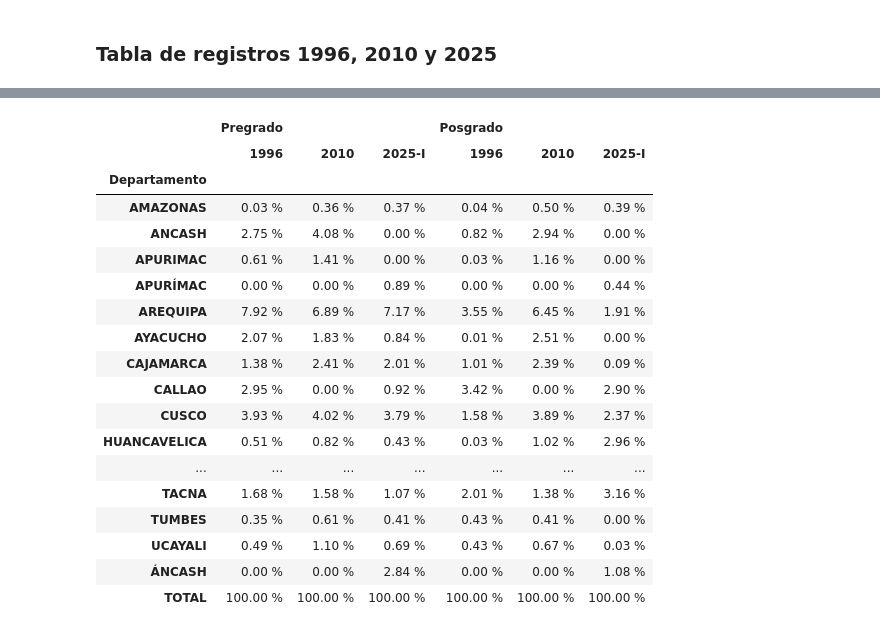
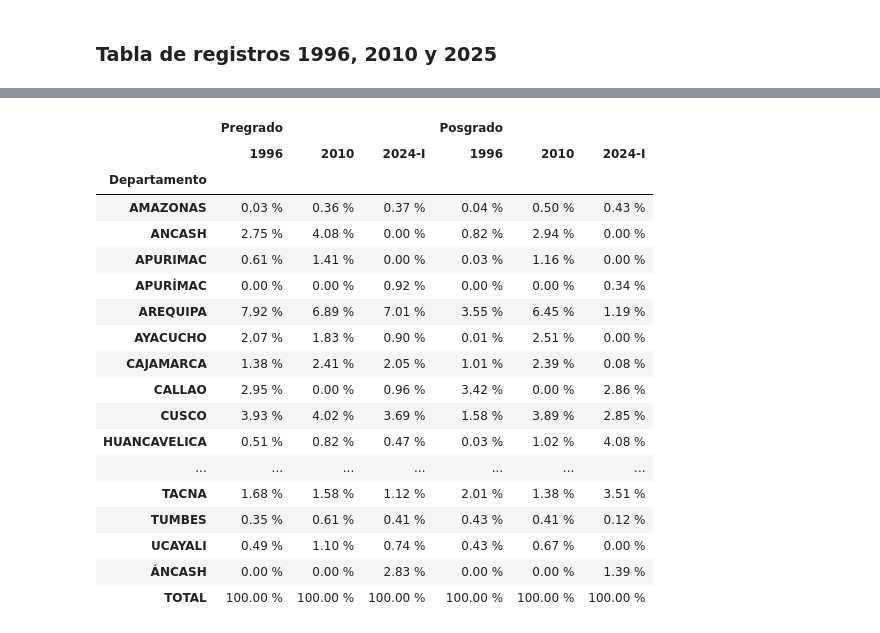
Before and after one commit to DanielPajita/educacion-universitaria-peru, a Jupyter notebook: 3_Códigos/01_exploracion_poblacion_estudiantil.ipynb, the cells around one changed output, grey strips where cells are left out. Saved outputs shown, nothing was run; the diff lists cells and outputs as text; code cells hidden in the pictures.

```diff
--- a/3_Códigos/01_exploracion_poblacion_estudiantil.ipynb
+++ b/3_Códigos/01_exploracion_poblacion_estudiantil.ipynb
@@ -484,21 +559,10 @@ for variable, nivel in [
     ("codcarrprof_maes", "Maestría"),
     ("codcarrprof_doct", "Doctorado"),
 ]:
-    tiene_dato = (
-        datos_nivel_2010[variable]
-        .astype("string")
-        .str.strip()
-        .fillna("")
-        .ne("")
-    )
+    tiene_dato = (datos_nivel_2010[variable].astype("string").str.strip().fillna("").ne(""))
     datos_nivel_2010.loc[tiene_dato, "Nivel_academico"] = nivel
 
-datos_nivel_2010["Identificador"] = (
-    datos_nivel_2010["cap1_idx_persona"]
-    .astype("string")
-    .str.strip()
-    .replace("", pd.NA)
-)
+datos_nivel_2010["Identificador"] = (datos_nivel_2010["cap1_idx_persona"].astype("string").str.strip().replace("", pd.NA))
 
 tabla_nivel_detallado_2010 = (
     datos_nivel_2010
@@ -841,23 +930,18 @@ tabla_comparativa_departamentos = pd.concat({
     "Pregrado": pd.DataFrame({
         "1996": tabla_departamentos_1996["Pregrado"],
         "2010": tabla_departamentos_2010["Pregrado"],
-        "2025-I": tabla_departamentos_2025_I["Pregrado"],
+        "2024-I": tabla_departamentos_2024_I["Pregrado"],
     }),
     "Posgrado": pd.DataFrame({
         "1996": tabla_departamentos_1996["Posgrado"],
         "2010": tabla_departamentos_2010["Posgrado"],
-        "2025-I": tabla_departamentos_2025_I["Posgrado"],
+        "2024-I": tabla_departamentos_2024_I["Posgrado"],
     }),
 }, axis=1).drop(index="TOTAL", errors="ignore").fillna(0).astype(int)
 
-tabla_comparativa_departamentos = (
-    tabla_comparativa_departamentos.sort_index()
-)
+tabla_comparativa_departamentos = (tabla_comparativa_departamentos.sort_index())
 tabla_comparativa_departamentos.index.name = "Departamento"
-tabla_comparativa_departamentos.loc["TOTAL"] = (
-    tabla_comparativa_departamentos.sum()
-)
-
+tabla_comparativa_departamentos.loc["TOTAL"] = (tabla_comparativa_departamentos.sum())
 display(tabla_comparativa_departamentos.style.format("{:,.0f}"))
 # %% [output]
 |  | Pregrado |  |  | Posgrado |  |  |
@@ -882,31 +966,24 @@ display(tabla_comparativa_departamentos.style.format("{:,.0f}"))
 # %%
 # Porcentajes por departamento, nivel y año
-tabla_porcentajes_departamentos = (
-    tabla_comparativa_departamentos
-    .div(tabla_comparativa_departamentos.loc["TOTAL"], axis=1)
-    .mul(100)
-)
-
-display(
-    tabla_porcentajes_departamentos.style.format("{:.2f} %")
-)
+tabla_porcentajes_departamentos = (tabla_comparativa_departamentos.div(tabla_comparativa_departamentos.loc["TOTAL"], axis=1).mul(100))
+display(tabla_porcentajes_departamentos.style.format("{:.2f} %"))
 # %% [output]
 |  | Pregrado |  |  | Posgrado |  |  |
-|  | 1996 | 2010 | 2025-I | 1996 | 2010 | 2025-I |
+|  | 1996 | 2010 | 2024-I | 1996 | 2010 | 2024-I |
 | Departamento |  |  |  |  |  |  |
-| AMAZONAS | 0.03 % | 0.36 % | 0.37 % | 0.04 % | 0.50 % | 0.39 % |
+| AMAZONAS | 0.03 % | 0.36 % | 0.37 % | 0.04 % | 0.50 % | 0.43 % |
 | ANCASH | 2.75 % | 4.08 % | 0.00 % | 0.82 % | 2.94 % | 0.00 % |
 | APURIMAC | 0.61 % | 1.41 % | 0.00 % | 0.03 % | 1.16 % | 0.00 % |
-| APURÍMAC | 0.00 % | 0.00 % | 0.89 % | 0.00 % | 0.00 % | 0.44 % |
-| AREQUIPA | 7.92 % | 6.89 % | 7.17 % | 3.55 % | 6.45 % | 1.91 % |
-| AYACUCHO | 2.07 % | 1.83 % | 0.84 % | 0.01 % | 2.51 % | 0.00 % |
-| CAJAMARCA | 1.38 % | 2.41 % | 2.01 % | 1.01 % | 2.39 % | 0.09 % |
-| CALLAO | 2.95 % | 0.00 % | 0.92 % | 3.42 % | 0.00 % | 2.90 % |
-| CUSCO | 3.93 % | 4.02 % | 3.79 % | 1.58 % | 3.89 % | 2.37 % |
-| HUANCAVELICA | 0.51 % | 0.82 % | 0.43 % | 0.03 % | 1.02 % | 2.96 % |
+| APURÍMAC | 0.00 % | 0.00 % | 0.92 % | 0.00 % | 0.00 % | 0.34 % |
+| AREQUIPA | 7.92 % | 6.89 % | 7.01 % | 3.55 % | 6.45 % | 1.19 % |
+| AYACUCHO | 2.07 % | 1.83 % | 0.90 % | 0.01 % | 2.51 % | 0.00 % |
+| CAJAMARCA | 1.38 % | 2.41 % | 2.05 % | 1.01 % | 2.39 % | 0.08 % |
+| CALLAO | 2.95 % | 0.00 % | 0.96 % | 3.42 % | 0.00 % | 2.86 % |
+| CUSCO | 3.93 % | 4.02 % | 3.69 % | 1.58 % | 3.89 % | 2.85 % |
+| HUANCAVELICA | 0.51 % | 0.82 % | 0.47 % | 0.03 % | 1.02 % | 4.08 % |
 | ... | ... | ... | ... | ... | ... | ... |
-| TACNA | 1.68 % | 1.58 % | 1.07 % | 2.01 % | 1.38 % | 3.16 % |
-| TUMBES | 0.35 % | 0.61 % | 0.41 % | 0.43 % | 0.41 % | 0.00 % |
-| UCAYALI | 0.49 % | 1.10 % | 0.69 % | 0.43 % | 0.67 % | 0.03 % |
-| ÁNCASH | 0.00 % | 0.00 % | 2.84 % | 0.00 % | 0.00 % | 1.08 % |
+| TACNA | 1.68 % | 1.58 % | 1.12 % | 2.01 % | 1.38 % | 3.51 % |
+| TUMBES | 0.35 % | 0.61 % | 0.41 % | 0.43 % | 0.41 % | 0.12 % |
+| UCAYALI | 0.49 % | 1.10 % | 0.74 % | 0.43 % | 0.67 % | 0.00 % |
+| ÁNCASH | 0.00 % | 0.00 % | 2.83 % | 0.00 % | 0.00 % | 1.39 % |
 | TOTAL | 100.00 % | 100.00 % | 100.00 % | 100.00 % | 100.00 % | 100.00 % |
```
Also changed, not shown: parts of 14 cells of this notebook, 7 other files.
